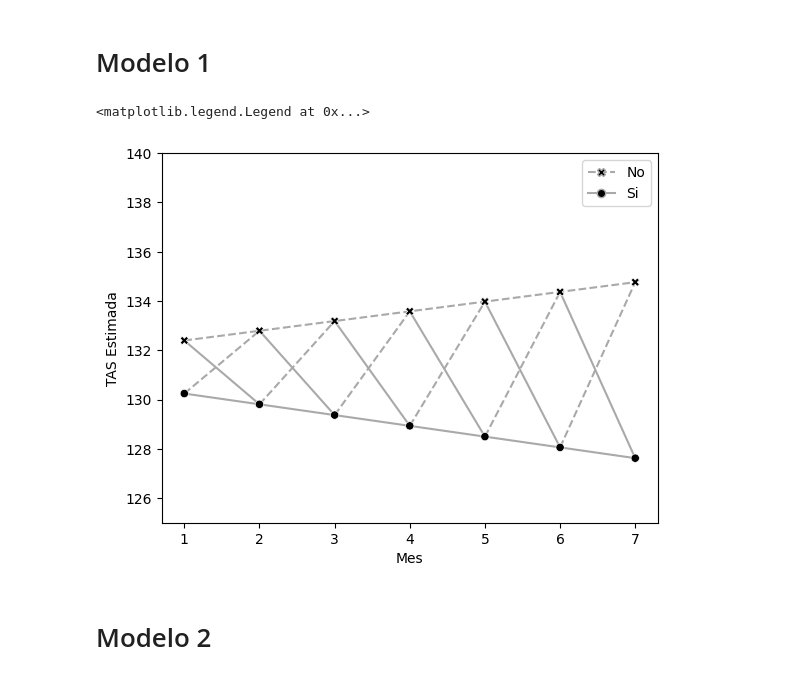
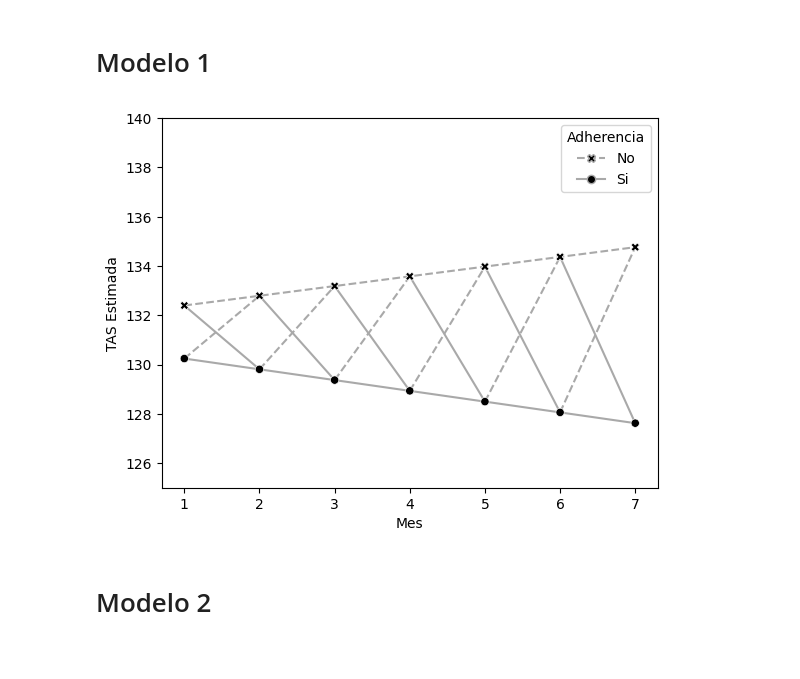
Before and after one commit to ecometto94/Tesis, a Jupyter notebook: Sintaxis/Análisis Inferencial_R.ipynb, the cells around one changed output. Cells and saved outputs as stored; diff of their text form; code cells hidden in the pictures.

```diff
--- a/Sintaxis/Análisis Inferencial_R.ipynb
+++ b/Sintaxis/Análisis Inferencial_R.ipynb
@@ -207,36 +208,37 @@ sns.scatterplot(
     data=scatter_df_1,
     x="Mes",
     y="Estimated",
     style=scatter_df_1["Adherencia"].map({0: "No", 1: "Si"}),
     color="black",
     zorder=2,
     markers={"No": "X", "Si": "o"}
 )
 sns.lineplot(
     data=dashed_lines_df_1,
     y="Estimated",
     x="Mes",
     hue="id",
     linestyle="--",
     palette=["darkgrey"] * dashed_lines_df_1["id"].nunique(),
     zorder=1
 )
 sns.lineplot(
     data=lines_df_1,
     y="Estimated",
     x="Mes",
     hue="id",
     linestyle="-",
     palette=["darkgrey"] * lines_df_1["id"].nunique(),
     zorder=1
 )
 
 plt.ylim(YLIM)
 plt.ylabel("TAS Estimada")
-plt.legend(handles=handles)
+plt.legend(handles=handles, title="Adherencia")
+
+plt.savefig(f"{PATH_TO_IMG}/modelo_1.png", bbox_inches='tight')
 # %% [output]
-<matplotlib.legend.Legend at 0x...>
-[figure, old version]
+[figure, new version]
 # %% [markdown]
 # Modelo 2
 # %%
```
Also changed, not shown: parts of 9 cells of this notebook, 6 other files.
